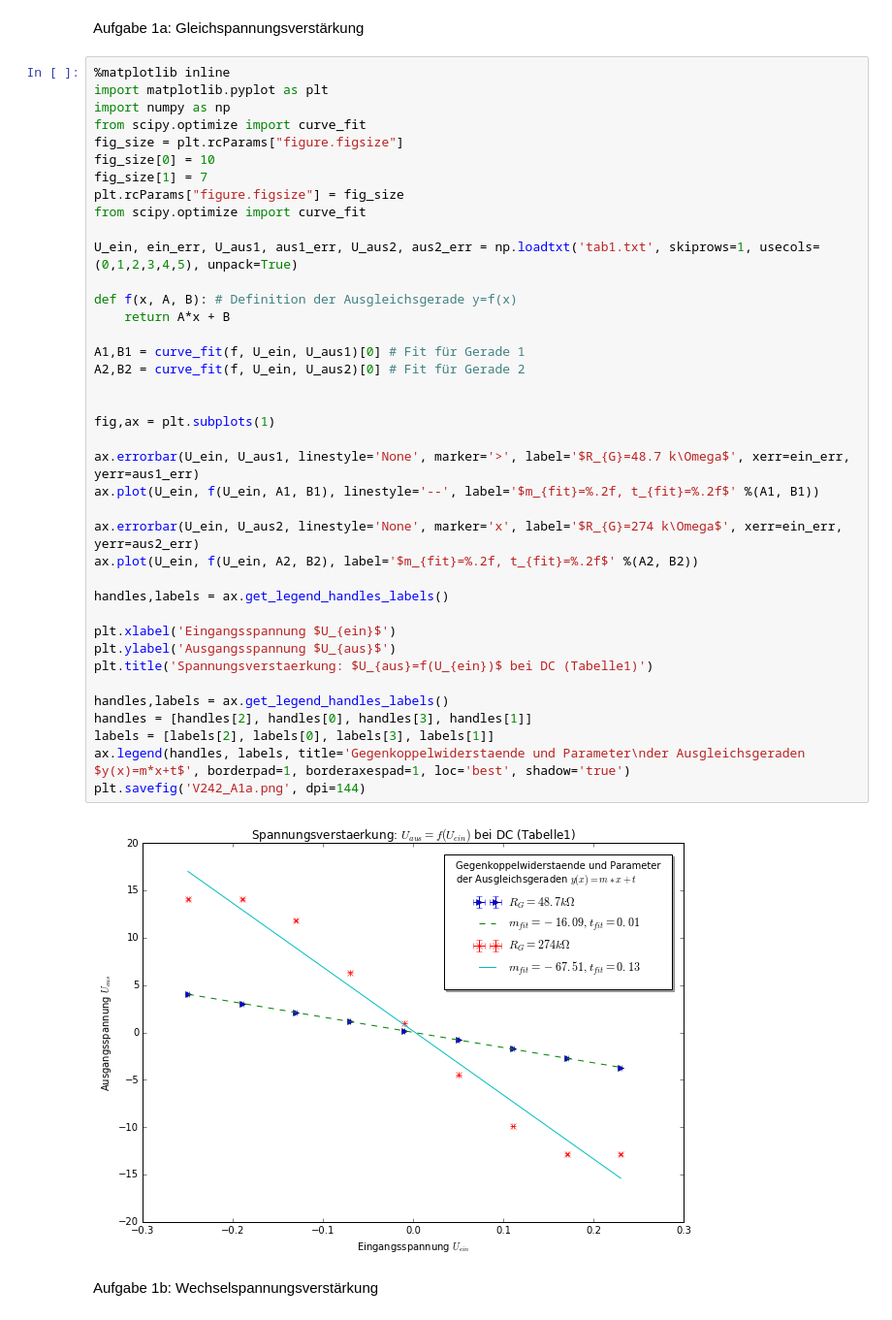
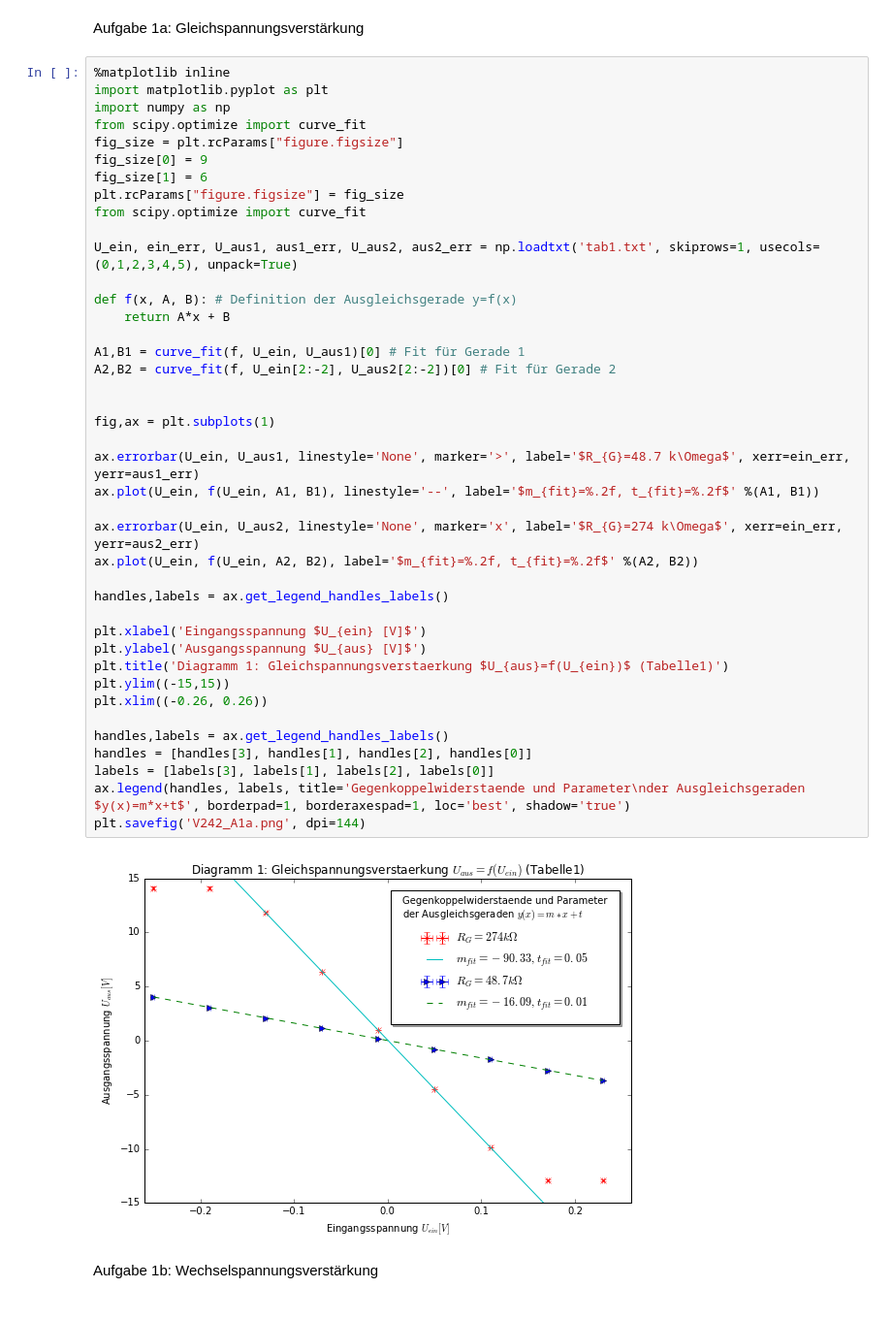
Before and after one commit to woskar/pap2-lab-training, a Jupyter notebook: v242/v242_spannungsverstaerkung.ipynb, the cells around one changed output. Shown at 97% size. Saved outputs shown, nothing was run; the diff lists cells and outputs as text.

```diff
--- a/v242/v242_spannungsverstaerkung.ipynb
+++ b/v242/v242_spannungsverstaerkung.ipynb
@@ -7,42 +7,44 @@ Aufgabe 1a: Gleichspannungsverstärkung
 import matplotlib.pyplot as plt
 import numpy as np
 from scipy.optimize import curve_fit
 fig_size = plt.rcParams["figure.figsize"]
-fig_size[0] = 10
-fig_size[1] = 7
+fig_size[0] = 9
+fig_size[1] = 6
 plt.rcParams["figure.figsize"] = fig_size
 from scipy.optimize import curve_fit
 
 U_ein, ein_err, U_aus1, aus1_err, U_aus2, aus2_err = np.loadtxt('tab1.txt', skiprows=1, usecols=(0,1,2,3,4,5), unpack=True)
 
 def f(x, A, B): # Definition der Ausgleichsgerade y=f(x)
     return A*x + B
 
 A1,B1 = curve_fit(f, U_ein, U_aus1)[0] # Fit für Gerade 1
-A2,B2 = curve_fit(f, U_ein, U_aus2)[0] # Fit für Gerade 2
+A2,B2 = curve_fit(f, U_ein[2:-2], U_aus2[2:-2])[0] # Fit für Gerade 2
 
 
 fig,ax = plt.subplots(1)
 
 ax.errorbar(U_ein, U_aus1, linestyle='None', marker='>', label='$R_{G}=48.7 k\Omega$', xerr=ein_err, yerr=aus1_err)
 ax.plot(U_ein, f(U_ein, A1, B1), linestyle='--', label='$m_{fit}=%.2f, t_{fit}=%.2f$' %(A1, B1))
 
 ax.errorbar(U_ein, U_aus2, linestyle='None', marker='x', label='$R_{G}=274 k\Omega$', xerr=ein_err, yerr=aus2_err)
 ax.plot(U_ein, f(U_ein, A2, B2), label='$m_{fit}=%.2f, t_{fit}=%.2f$' %(A2, B2))
 
 handles,labels = ax.get_legend_handles_labels()
 
-plt.xlabel('Eingangsspannung $U_{ein}$')
-plt.ylabel('Ausgangsspannung $U_{aus}$')
-plt.title('Spannungsverstaerkung: $U_{aus}=f(U_{ein})$ bei DC (Tabelle1)')
+plt.xlabel('Eingangsspannung $U_{ein} [V]$')
+plt.ylabel('Ausgangsspannung $U_{aus} [V]$')
+plt.title('Diagramm 1: Gleichspannungsverstaerkung $U_{aus}=f(U_{ein})$ (Tabelle1)')
+plt.ylim((-15,15))
+plt.xlim((-0.26, 0.26))
 
 handles,labels = ax.get_legend_handles_labels()
-handles = [handles[2], handles[0], handles[3], handles[1]]
-labels = [labels[2], labels[0], labels[3], labels[1]]
+handles = [handles[3], handles[1], handles[2], handles[0]]
+labels = [labels[3], labels[1], labels[2], labels[0]]
 ax.legend(handles, labels, title='Gegenkoppelwiderstaende und Parameter\nder Ausgleichsgeraden $y(x)=m*x+t$', borderpad=1, borderaxespad=1, loc='best', shadow='true')
 plt.savefig('V242_A1a.png', dpi=144)
 # %% [output]
-[figure, old version]
+[figure, new version]
 # %% [markdown]
 Aufgabe 1b: Wechselspannungsverstärkung
 # %%
```
Also changed, not shown: parts of 2 cells of this notebook, 3 other files.
